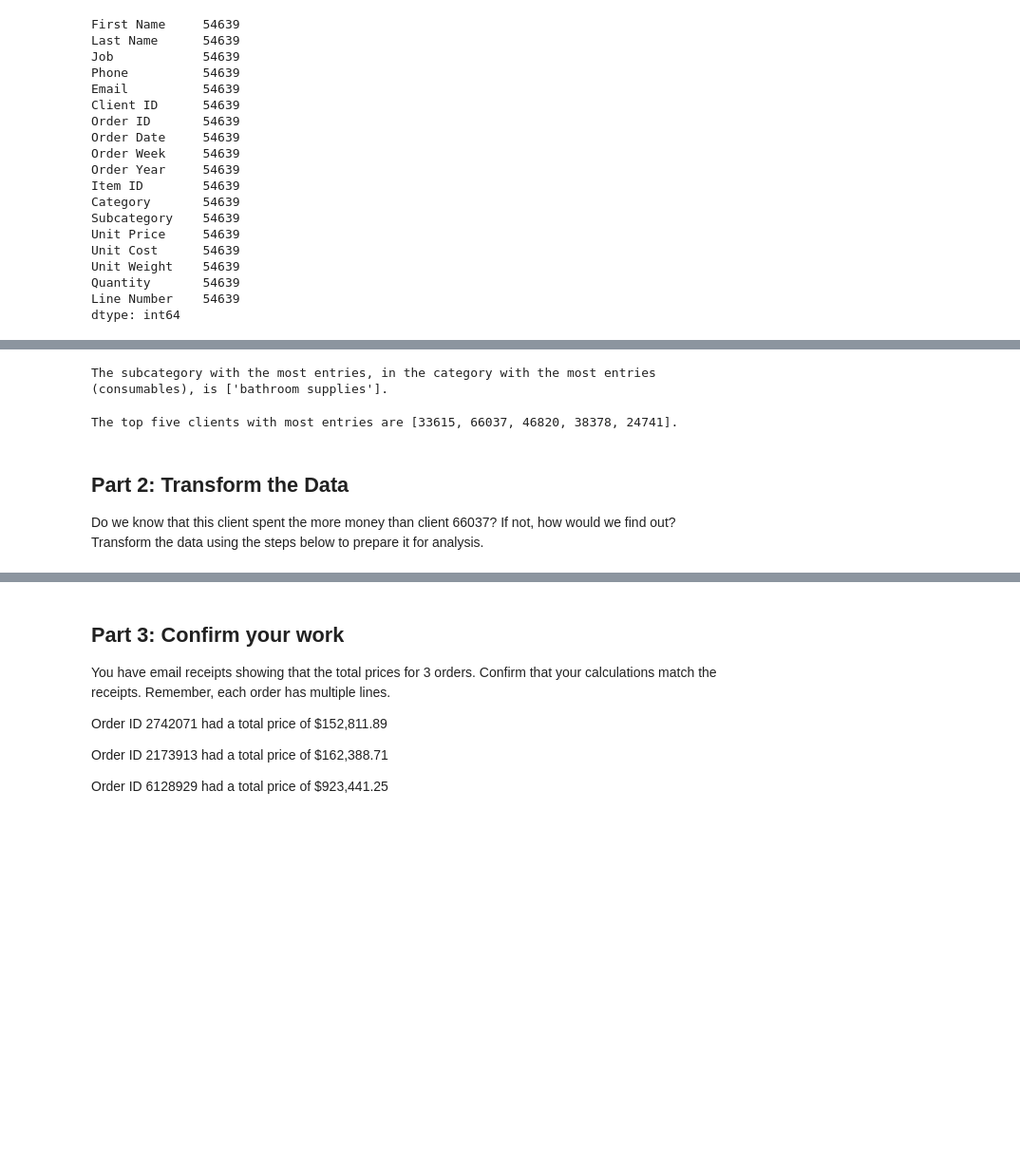
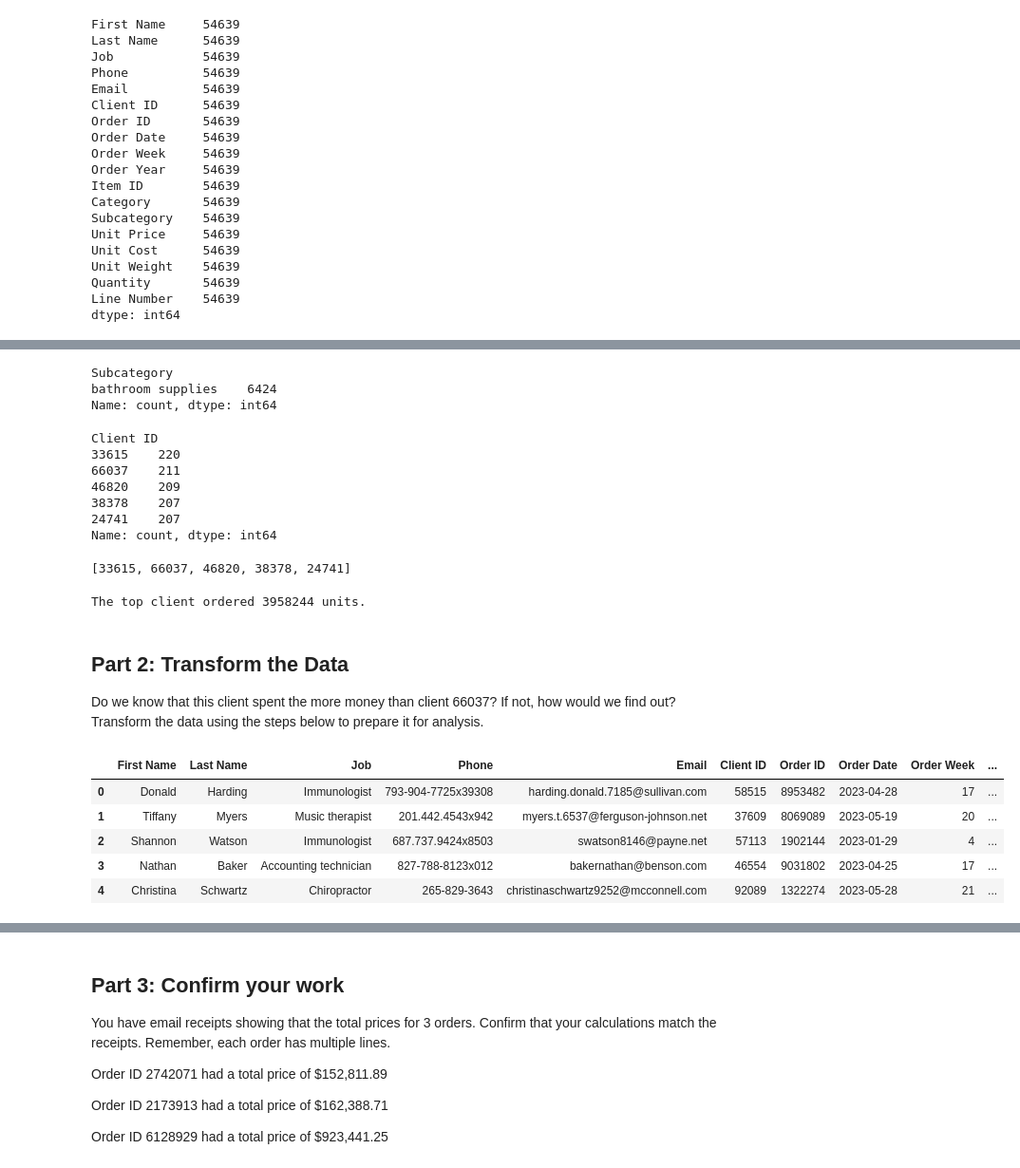
Before and after one commit to ronak-cmbyk/pandas-challenge-1, a Jupyter notebook: wholesale_data_analysis_starter_code.ipynb, the cells around one changed output, grey strips where cells are left out. Shown at 95% size. Cells and saved outputs as stored; diff of their text form; code cells hidden in the pictures; blank space fills up the shorter version.

```diff
--- a/wholesale_data_analysis_starter_code.ipynb
+++ b/wholesale_data_analysis_starter_code.ipynb
@@ -90,33 +86,74 @@ The top three categories with the most entries are ['consumables', 'furniture',
 # %%
 # For the category with the most entries, which subcategory had the most entries?
-renamed_df.set_index(renamed_df['Category'], inplace= True)
-consumables_df = renamed_df.sort_index()
+#consumable_subcategory_df = renamed_df.set_index(renamed_df['Category'], inplace= True)
+#categories_df = renamed_df.sort_index()
 
-consumable_entries = consumables_df["Subcategory"].value_counts()
-top_consumable_subcategory = consumable_entries.head(1)
-top_consumable_subcategory_name = top_consumable_subcategory.index
-print(f'The subcategory with the most entries, in the category with the most entries (consumables), is {top_consumable_subcategory_name.to_list()}.')
+#top_category_subcategory_df = categories_df.set_index(categories_df['Category'], inplace= True)
+#top_category_subcategory_df = categories_df.sort_index()
+top_category = renamed_df["Category"].value_counts().index[0]
+top_category_df = renamed_df[renamed_df['Category'] == top_category]
+top_category_df["Subcategory"].value_counts().head(1)
+#top_category.head(1)
+
+
+#consumable_entries = consumables_df["Subcategory"].value_counts()
+#top_consumable_subcategory = consumable_entries.head(1)
+#top_consumable_subcategory_name = top_consumable_subcategory.index
+#print(f'The subcategory with the most entries, in the category with the most entries (consumables), is {top_consumable_subcategory_name.to_list()}.')
 # %% [output]
-The subcategory with the most entries, in the category with the most entries (consumables), is ['bathroom supplies'].
+Subcategory
+bathroom supplies    6424
+Name: count, dtype: int64
 # %%
 # Which five clients had the most entries in the data?
-client_entries = renamed_df['Client ID'].value_counts()
-top_5_clients = client_entries.head()
-top_5_clients_names = top_5_clients.index
 
+renamed_df['Client ID'].value_counts().head()
 
-#print(f'The top five clients with most entries are {top_5_clients_names.to_list()}.')
+#client_ranked_df = renamed_df.sort_values(by= 'Quantity', ascending= False)
+#client_ranked_df = client_ranked_df.reset_index(drop=True)
+
+#client_ranked_df.head()
+
+#print(f'The top five clients with most entries are {top_5_client_names.to_list()}.')
 # %% [output]
-The top five clients with most entries are [33615, 66037, 46820, 38378, 24741].
+Client ID
+33615    220
+66037    211
+46820    209
+38378    207
+24741    207
+Name: count, dtype: int64
 # %%
 # Store the client ids of those top 5 clients in a list.
+top_client_ids = renamed_df['Client ID'].value_counts().head(5).index.to_list()
+print(top_client_ids)
+#top_client_ids
+# %% [output]
+[33615, 66037, 46820, 38378, 24741]
 # %%
 # How many total units (the qty column) did the client with the most entries order order?
+top_client_total_units = client_ranked_df.iloc[0, 16]
+
+print(f'The top client ordered {top_client_total_units} units.')
+# %% [output]
+The top client ordered 3958244 units.
 # %% [markdown]
 ## Part 2: Transform the Data
 Do we know that this client spent the more money than client 66037? If not, how would we find out? Transform the data using the steps below to prepare it for analysis.
 # %%
 # Create a column that calculates the subtotal for each line using the unit_price and the qty
+
+subtotal = renamed_df['Unit Price'] * renamed_df['Quantity']
+renamed_df['Subtotal'] = subtotal
+
+renamed_df.head()
+# %% [output]
+|  | First Name | Last Name | Job | Phone | Email | Client ID | Order ID | Order Date | Order Week | ... |
+| 0 | Donald | Harding | Immunologist | 793-904-7725x39308 | harding.donald.7185@sullivan.com | 58515 | 8953482 | 2023-04-28 | 17 | ... |
+| 1 | Tiffany | Myers | Music therapist | 201.442.4543x942 | myers.t.6537@ferguson-johnson.net | 37609 | 8069089 | 2023-05-19 | 20 | ... |
+| 2 | Shannon | Watson | Immunologist | 687.737.9424x8503 | swatson8146@payne.net | 57113 | 1902144 | 2023-01-29 | 4 | ... |
+| 3 | Nathan | Baker | Accounting technician | 827-788-8123x012 | bakernathan@benson.com | 46554 | 9031802 | 2023-04-25 | 17 | ... |
+| 4 | Christina | Schwartz | Chiropractor | 265-829-3643 | christinaschwartz9252@mcconnell.com | 92089 | 1322274 | 2023-05-28 | 21 | ... |
 # %%
 # Create a column for shipping price.
 # Assume a shipping price of $7 per pound for orders over 50 pounds and $10 per pound for items 50 pounds or under.
```
Also changed, not shown: parts of 7 cells of this notebook.
